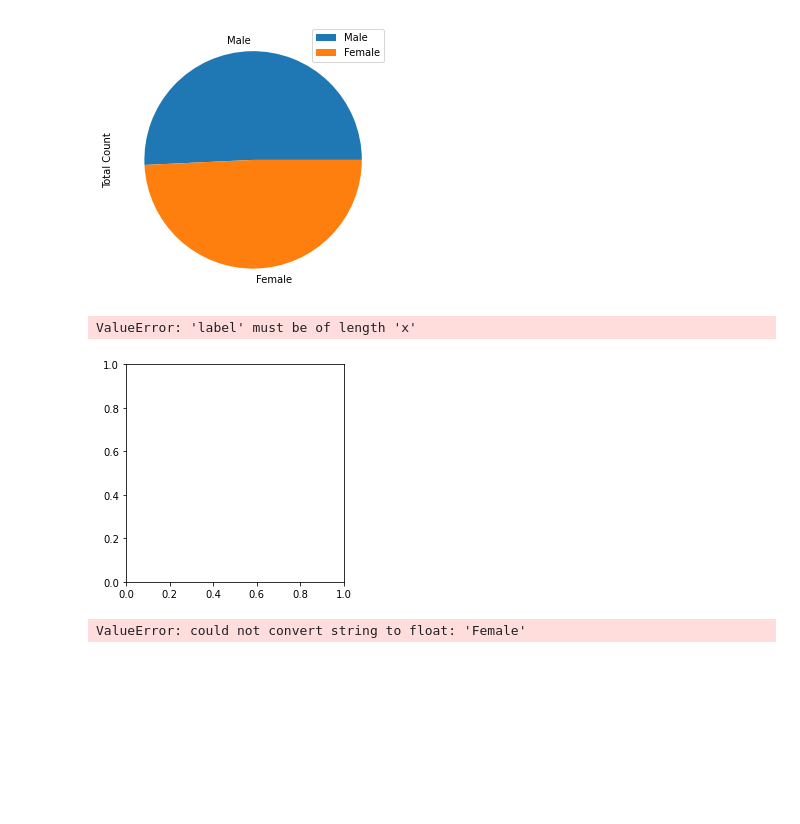
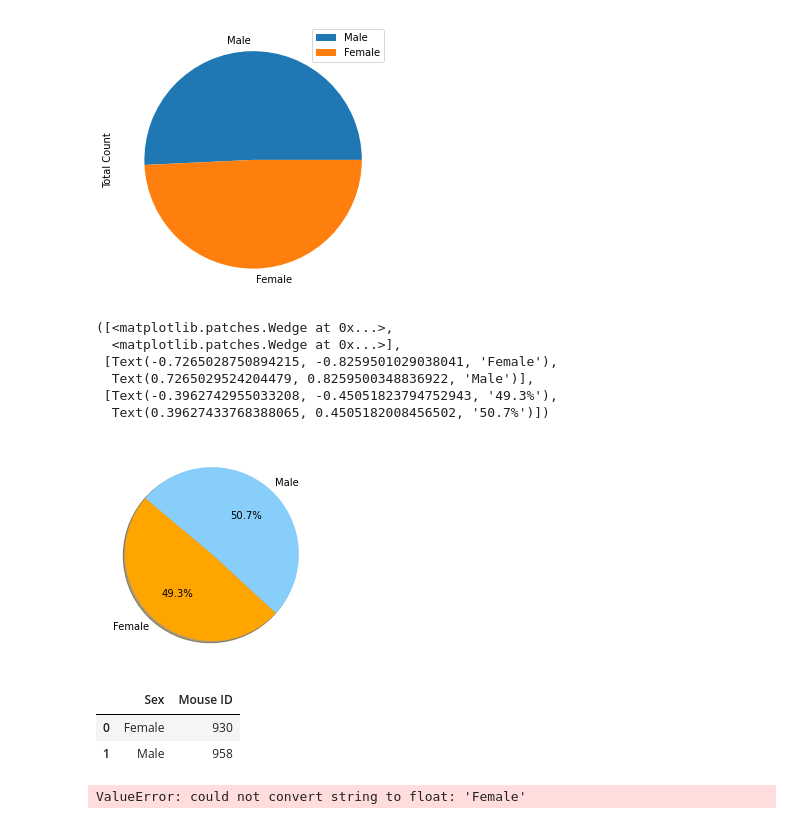
Before and after one commit to rmaher314/HW5_Matplotlib, a Jupyter notebook: pymaceuticals_starter.ipynb, the cells around one changed output. Saved outputs shown, nothing was run; the diff lists cells and outputs as text; code cells hidden in the pictures; blank space fills up the shorter version.

```diff
--- a/pymaceuticals_starter.ipynb
+++ b/pymaceuticals_starter.ipynb
@@ -223,22 +224,34 @@ plot=renamed_genders_of_mice_df.plot.pie(y='Total Count', figsize=(5, 5))
 [figure]
 # %%
 #Pie Chart - Sex of Mouse in Study - with Matplotlib Plot
-user_counts=mouse_data_nodupes_df['Sex'].count()
-users = mouse_data_nodupes_df['Sex']
+user_counts = mouse_data_nodupes_df.groupby('Sex')['Mouse ID'].count().reset_index()
+users = user_counts
+label = user_counts["Sex"]
 colors = ["orange", "lightskyblue"]
 explode = (0.1, 0, 0, 0)
 #x_axis = mouse_data_nodupes_df.np.arange(len("Drug Regimen"))
 # Tells matplotlib to seperate the "Humans" section from the others
 
-plt.pie(user_counts, explode=explode, labels=users, colors=colors,
+plt.pie(users["Mouse ID"], labels=label, colors=colors,
         autopct="%1.1f%%", shadow=True, startangle=140)
 #users = mouse_data_nodupes_df.("Mouse ID").count
 #x_axis = mouse_data_nodupes_df.np.arange(len("Drug Regimen"))
 
 #plt.bar(x_axis, users, color='r', alpha=0.5, align="center")
 # %% [output]
-ValueError: 'label' must be of length 'x'
+([<matplotlib.patches.Wedge at 0x...>,
+  <matplotlib.patches.Wedge at 0x...>],
+ [Text(-0.7265028750894215, -0.8259501029038041, 'Female'),
+  Text(0.7265029524204479, 0.8259500348836922, 'Male')],
+ [Text(-0.3962742955033208, -0.45051823794752943, '49.3%'),
+  Text(0.39627433768388065, 0.4505182008456502, '50.7%')])
-[figure, old version]
+[figure, new version]
+# %%
+user_counts.head()
+# %% [output]
+|  | Sex | Mouse ID |
+| 0 | Female | 930 |
+| 1 | Male | 958 |
 # %%
 #Pie Chart - Sex of Mouse in Study - with Matplotlib Plot
 #sex = mouse_data_nodupes_df.groupby(["Sex"])
```
Also changed, not shown: parts of 9 cells of this notebook.
